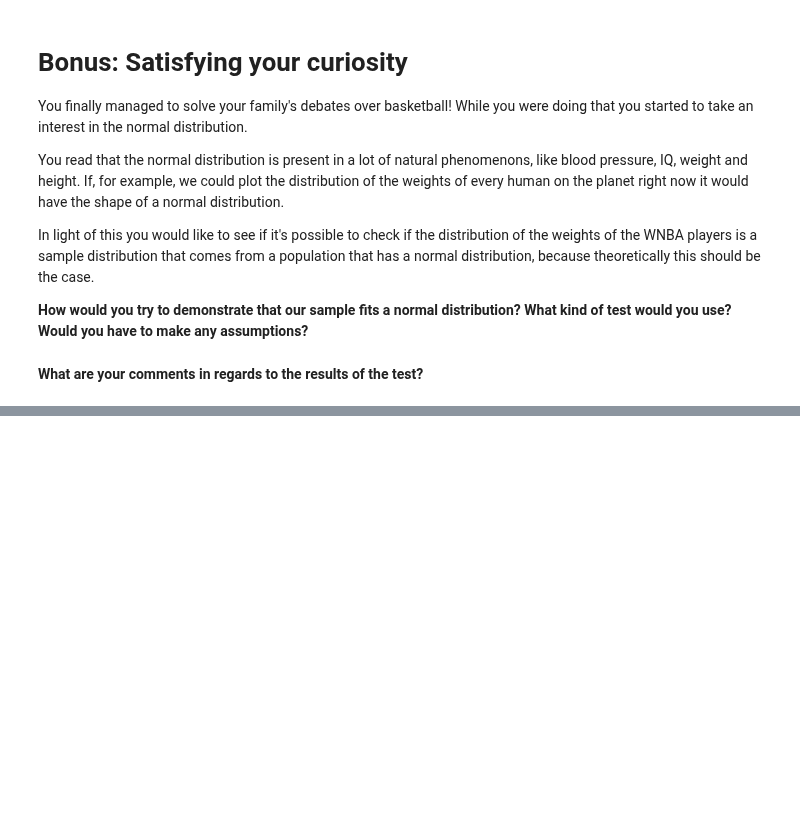
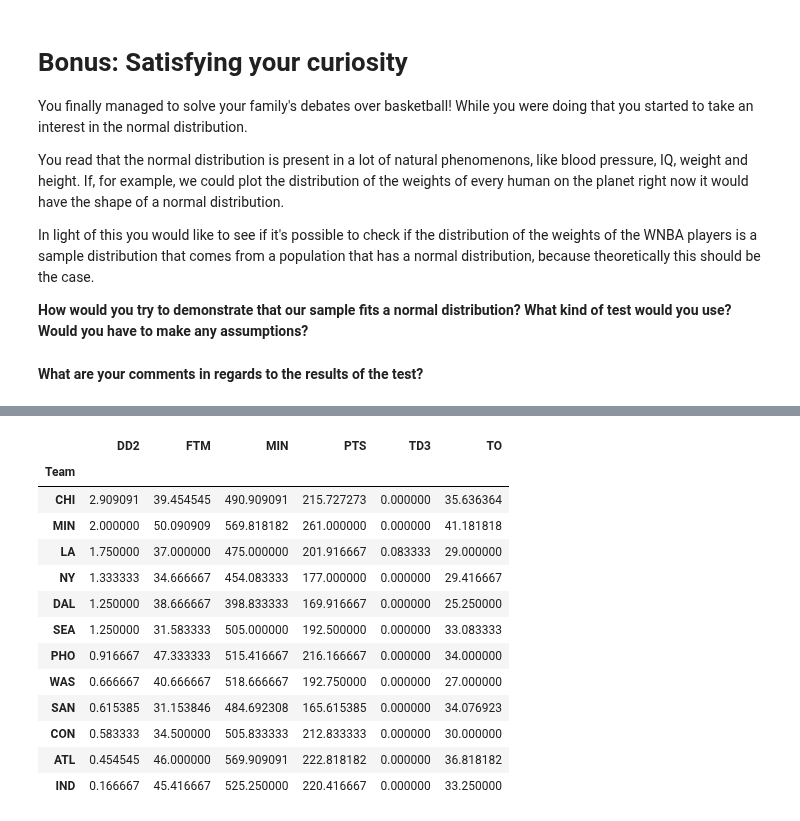
Before and after one commit to jmolendijk/dataV2-labs, a Jupyter notebook: module-2/M2-mini-project2/your-code/3.-Inferential-Analysis.ipynb, the cells around one changed output, grey strips where cells are left out. Drawn from its saved outputs; the diff is of its cells as text; code cells hidden in the pictures; blank space fills up the shorter version.

```diff
--- a/module-2/M2-mini-project2/your-code/3.-Inferential-Analysis.ipynb
+++ b/module-2/M2-mini-project2/your-code/3.-Inferential-Analysis.ipynb
@@ -254,0 +264,17 @@ In light of this you would like to see if it's possible to check if the distribu
+# %%
+wnba.pivot_table(index='Team', values=['Name','MIN','FTM','DD2','TD3','TO','PTS']).sort_values(by='DD2',ascending=False)
+# %% [output]
+|  | DD2 | FTM | MIN | PTS | TD3 | TO |
+| Team |  |  |  |  |  |  |
+| CHI | 2.909091 | 39.454545 | 490.909091 | 215.727273 | 0.000000 | 35.636364 |
+| MIN | 2.000000 | 50.090909 | 569.818182 | 261.000000 | 0.000000 | 41.181818 |
+| LA | 1.750000 | 37.000000 | 475.000000 | 201.916667 | 0.083333 | 29.000000 |
+| NY | 1.333333 | 34.666667 | 454.083333 | 177.000000 | 0.000000 | 29.416667 |
+| DAL | 1.250000 | 38.666667 | 398.833333 | 169.916667 | 0.000000 | 25.250000 |
+| SEA | 1.250000 | 31.583333 | 505.000000 | 192.500000 | 0.000000 | 33.083333 |
+| PHO | 0.916667 | 47.333333 | 515.416667 | 216.166667 | 0.000000 | 34.000000 |
+| WAS | 0.666667 | 40.666667 | 518.666667 | 192.750000 | 0.000000 | 27.000000 |
+| SAN | 0.615385 | 31.153846 | 484.692308 | 165.615385 | 0.000000 | 34.076923 |
+| CON | 0.583333 | 34.500000 | 505.833333 | 212.833333 | 0.000000 | 30.000000 |
+| ATL | 0.454545 | 46.000000 | 569.909091 | 222.818182 | 0.000000 | 36.818182 |
+| IND | 0.166667 | 45.416667 | 525.250000 | 220.416667 | 0.000000 | 33.250000 |
```
Also changed, not shown: parts of 5 cells of this notebook, 1 other file.
